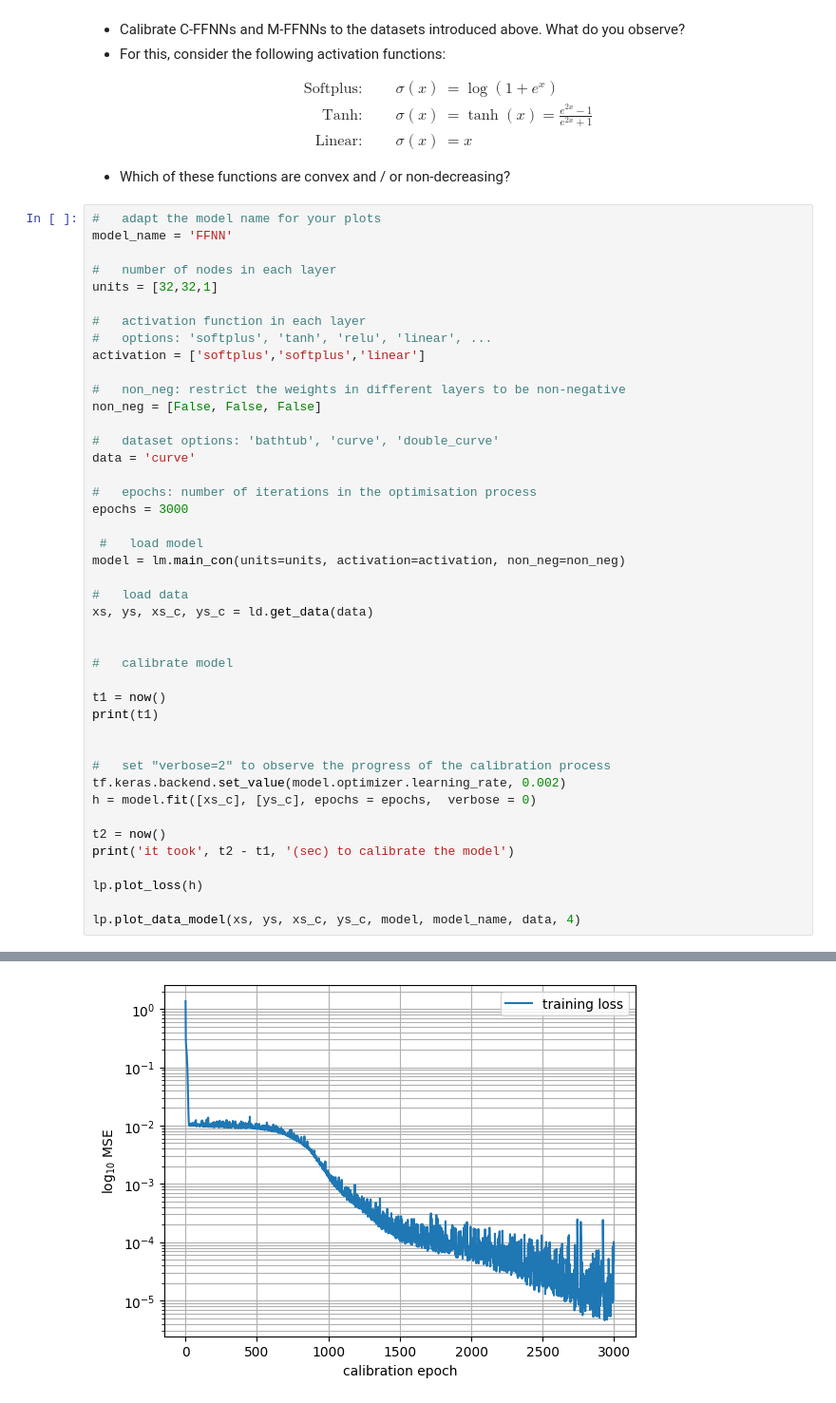
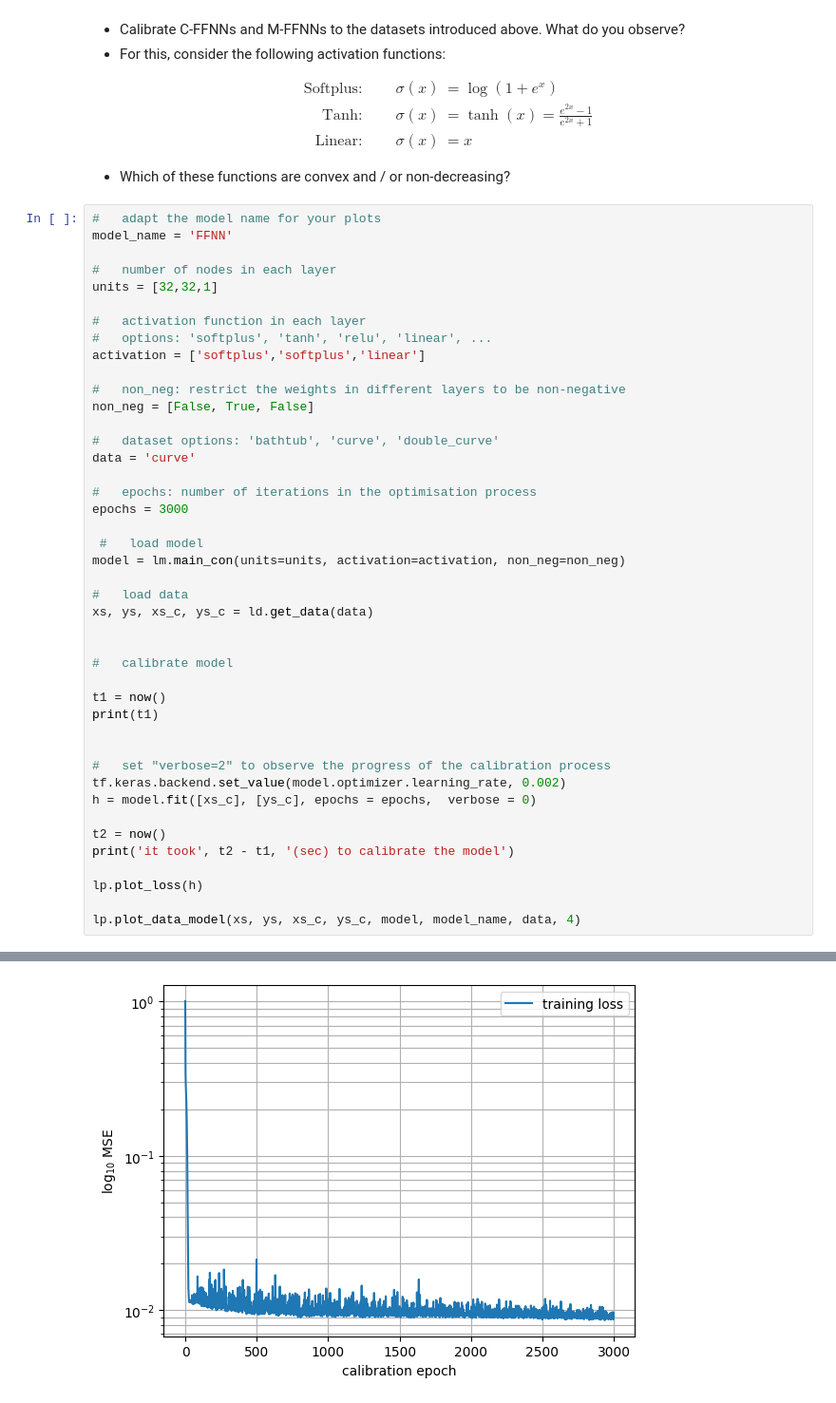
Before and after one commit to CPShub/LecturePhysicsAwareML, a Jupyter notebook: FFNN_introduction/main_task_FFNN.ipynb, the cells around one changed output, grey strips where cells are left out. Shown at 95% size. Cells and saved outputs as stored; diff of their text form.

```diff
--- a/FFNN_introduction/main_task_FFNN.ipynb
+++ b/FFNN_introduction/main_task_FFNN.ipynb
@@ -225,7 +226,7 @@ units = [32,32,1]
 activation = ['softplus','softplus','linear']
 
 #   non_neg: restrict the weights in different layers to be non-negative
-non_neg = [False, False, False]
+non_neg = [False, True, False]
 
 #   dataset options: 'bathtub', 'curve', 'double_curve'
 data = 'curve'
@@ -263 +263 @@ it took 0:01:11.540895 (sec) to calibrate the model
-[figure, old version]
+[figure, new version]
```
Also changed, not shown: parts of 6 cells of this notebook.
